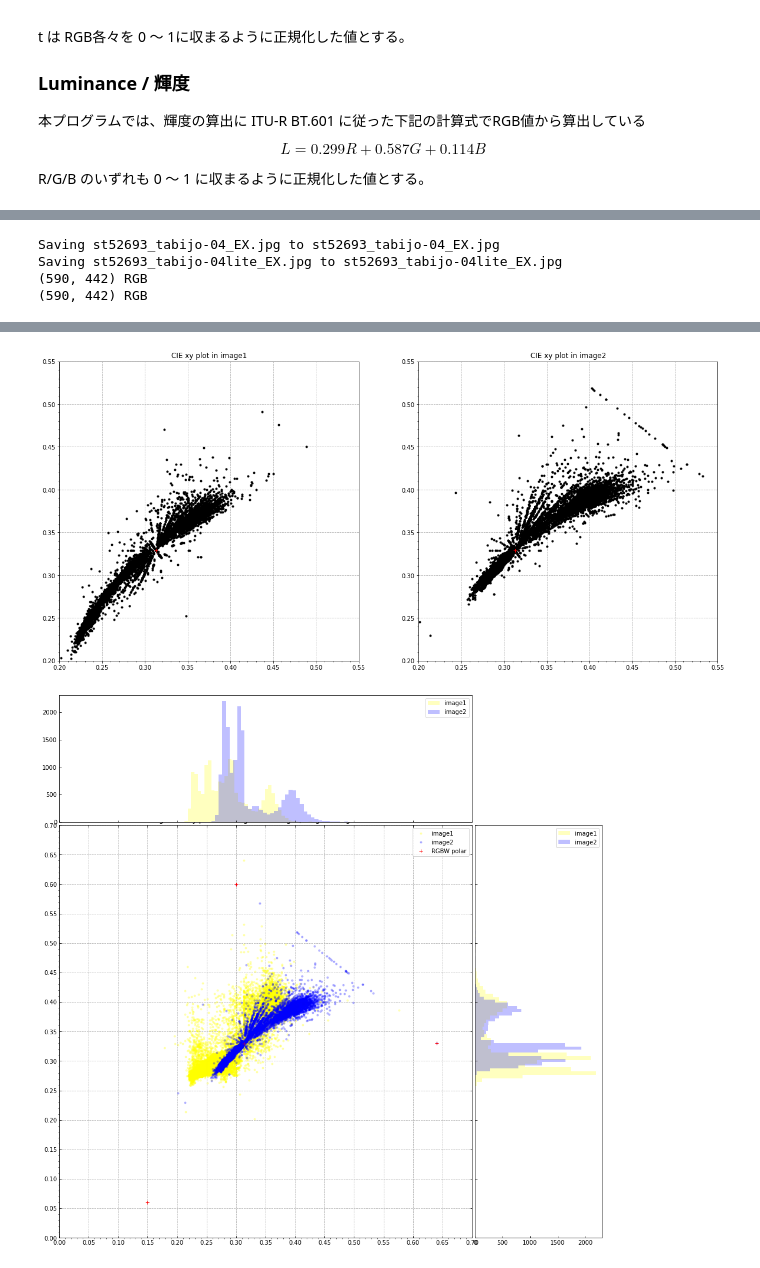
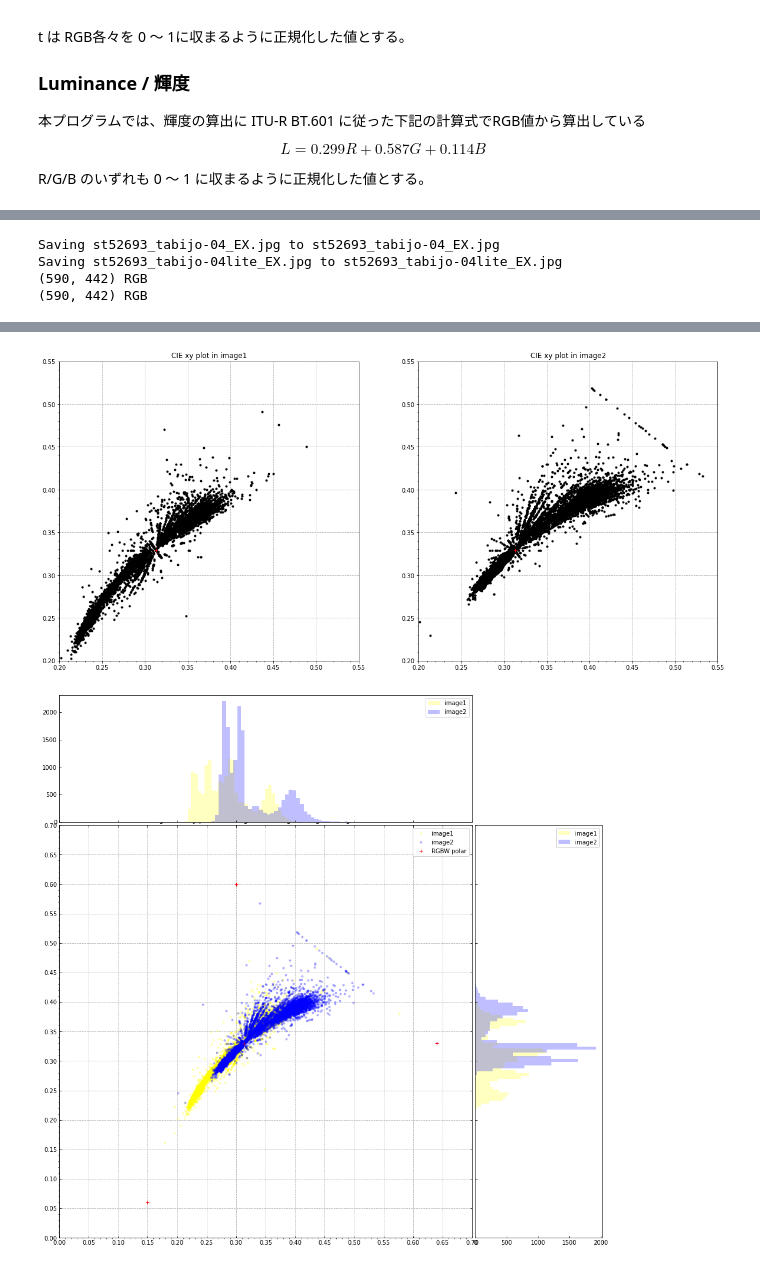
Before and after one commit to zfukuoka/image_visual_analysis, a Jupyter notebook: image_visual_analysis.ipynb, the cells around one changed output, grey strips where cells are left out. Drawn from its saved outputs; the diff is of its cells as text; code cells hidden in the pictures.

```diff
--- a/image_visual_analysis.ipynb
+++ b/image_visual_analysis.ipynb
@@ -332,7 +332,7 @@ def plotSuperimposedCiexy(
   hist_y.set_ylim(images_plot.get_ylim())
 
   image_x = [image1_x, image2_x]
-  image_y = [image2_x, image2_y]
+  image_y = [image1_y, image2_y]
   colors = [IMAGE1_COLOR, IMAGE2_COLOR]
   for i in range(LOOP_MAX):
     images_plot.plot(
@@ -428,34 +428,34 @@ def histRgbl(
     hist1.legend()
 
     # 累計の割合をヒストグラムと同梱(x軸共有、y軸別)で描画
     hist2 = hist1.twinx()
     hist2.set_xlim(hist1.get_xlim())
     hist2.set_ylim(RGBY_CUMULATIVE_Y_LIM)
     hist2.hist(
         image1s[i], bins=RGBY_CUMULATIVE_BINS, cumulative=True, density=True,
         histtype='step', color=IMAGE1_COLOR, alpha=CUMULATIVE_TRANSPARENT_RATE)
     hist2.hist(
         image2s[i], bins=RGBY_CUMULATIVE_BINS, cumulative=True, density=True,
         histtype='step', color=IMAGE2_COLOR, alpha=CUMULATIVE_TRANSPARENT_RATE)
     hist2.set_ylabel('Cumulative ratio')
     note = "max, min, ave => image1: {:.3f}, {:.3f}, {:.3f} image2: {:.3f}, {:.3f}, {:.3f}".format(
         image1s[i].max(), image1s[i].min(), image1s[i].mean(),
         image2s[i].max(), image2s[i].min(), image2s[i].mean())
     hist2.text(
         0.0, 1.0, note, fontsize=10,
         verticalalignment='top', horizontalalignment='left',
         transform=hist2.transAxes)
 
 main()
 # %% [output]
 [interactive output not drawn]
 Saving st52693_tabijo-04_EX.jpg to st52693_tabijo-04_EX.jpg
 Saving st52693_tabijo-04lite_EX.jpg to st52693_tabijo-04lite_EX.jpg
 (590, 442) RGB
 (590, 442) RGB
 [figure]
 [figure]
-[figure, old version]
+[figure, new version]
 [figure]
 [figure]
 [figure]
```
